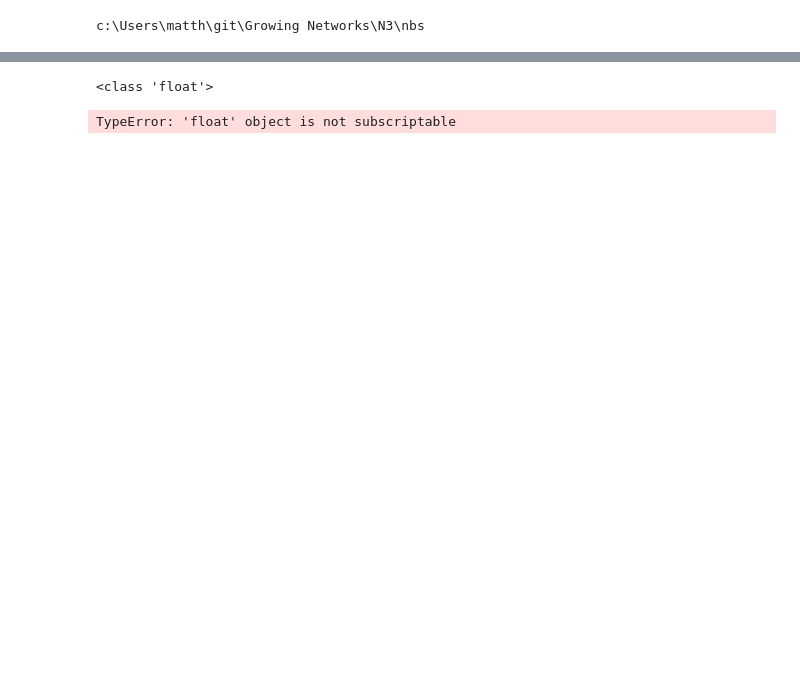
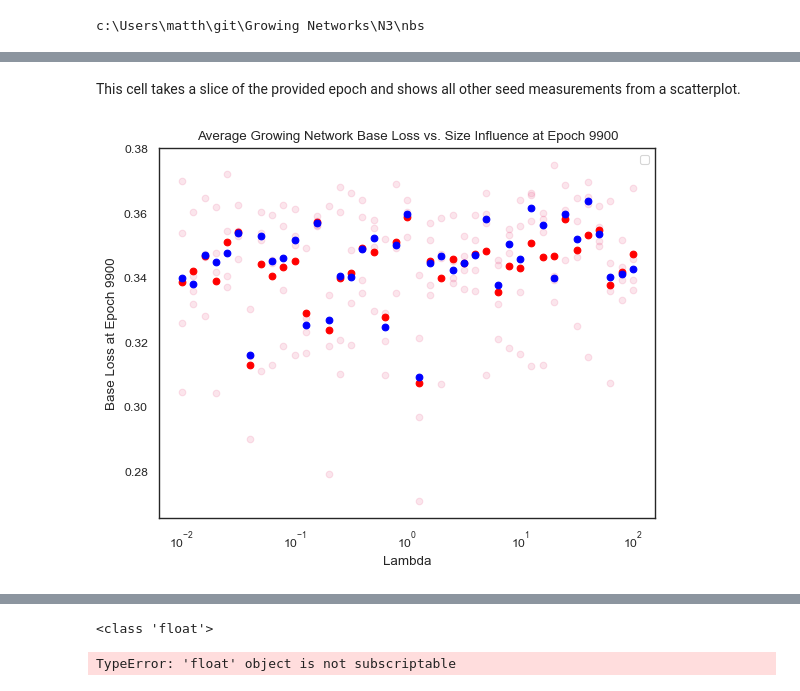
Before and after one commit to TheLedAlchemist/N3, a Jupyter notebook: nbs/base_bessel_losses.ipynb, the cells around one changed output, grey strips where cells are left out. Cells and saved outputs as stored; diff of their text form; code cells hidden in the pictures; blank space fills up the shorter version.

```diff
--- a/nbs/base_bessel_losses.ipynb
+++ b/nbs/base_bessel_losses.ipynb
@@ -37,0 +61,17 @@ Index(['Seed', 'Network_Type', 'N_max', 'Epoch', 'Base_Loss', 'Size_Loss',
+# %%
+base_dir = "../output/STATIC_FINERUN_ORTHO"
+static_files = list(Path(base_dir).rglob("*.[cC][sS][vV]"))
+
+static_data = pd.read_csv(static_files[0])
+
+# print(static_files)
+
+for i in range(1, len(static_files)):
+  tmpdata = pd.read_csv(static_files[i])
+  static_data = pd.concat([static_data, tmpdata], ignore_index=True)
+
+print(f"Found columns: {static_data.columns}\n")
+
+static_data = static_data.to_numpy()
+
+print(f"Found seeds {np.unique(static_data[:, 0])}\n")
@@ -37,0 +95,47 @@ Index(['Seed', 'Network_Type', 'N_max', 'Epoch', 'Base_Loss', 'Size_Loss',
+# %% [markdown]
+This cell takes a slice of the provided epoch and shows all other seed measurements from a scatterplot.
+# %%
+from matplotlib.collections import LineCollection
+# from mpl_toolkits.mplot3d import Axes3D
+import numpy as np
+
+# Slice to get the final epoch
+epoch_slice = 9900
+final_losses = static_data[static_data[:, 3] == epoch_slice]
+
+
+avg = np.empty((0,0))
+med = np.empty((0,0))
+
+plt.xscale("log")
+
+plt.xlabel("Lambda")
+plt.ylabel(f"Base Loss at Epoch {epoch_slice}")
+plt.title(f"Average Growing Network Base Loss vs. Size Influence at Epoch {epoch_slice}")
+
+seed_list = np.unique(final_losses[:, 0])
+seed_max = np.max(seed_list)
+
+for i in seed_list:
+  final_losses_seed = final_losses[final_losses[:, 0] == i]
+  color = ((float(i)/seed_max)**2 * 0.9, 0.0, 0.3)
+  plt.scatter(x=final_losses_seed[:, 9], y=final_losses_seed[:, 4], color=color, alpha=0.1)
+
+
+# For each size influence, take the average of all of the final losses
+for i in np.unique(final_losses[:, -1]):
+  # print(f"{i}, {type(i)}")
+  final_losses_inf = final_losses[final_losses[:, -1] == i]
+  avg = np.append( avg, np.average(final_losses_inf[:, 4]) )
+  med = np.append( med, np.median(final_losses_inf[:, 4]))
+
+  plt.scatter(x=i, y=np.average(final_losses_inf[:, 4]), c="red")
+  plt.scatter(x=i, y=np.median(final_losses_inf[:, 4]), c='blue')
+
+# plt.plot(np.unique(final_losses[:, -1]), avg, color="red", label="Average")
+# plt.plot(np.unique(final_losses[:, -1]), med, color="blue", label="Median")
+
+plt.legend()
+plt.show()
+# %% [output]
+[figure, added]
```
Also changed, not shown: parts of 14 cells of this notebook, 3 other files.
